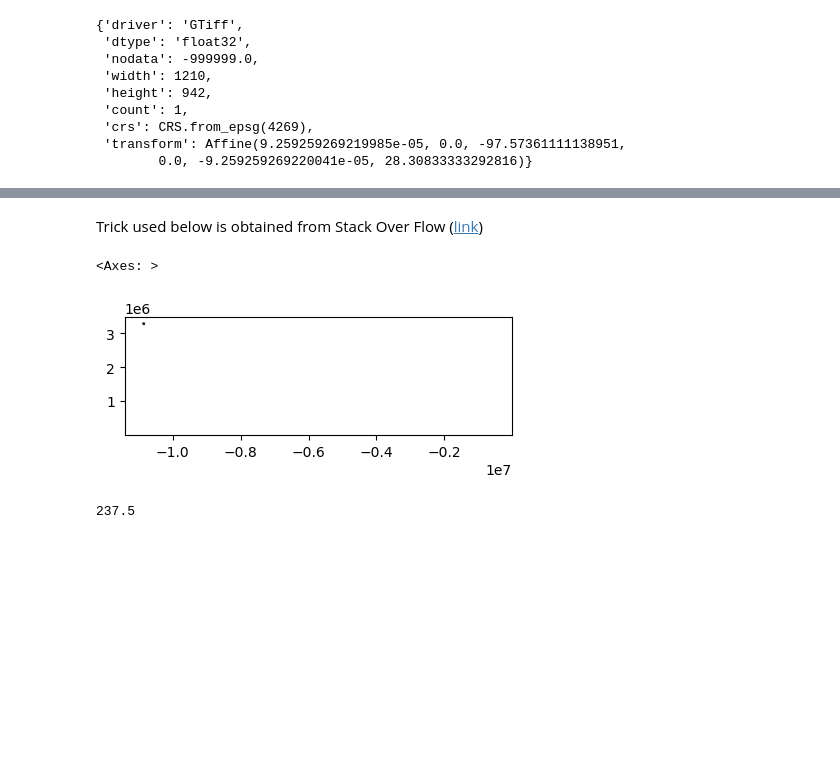
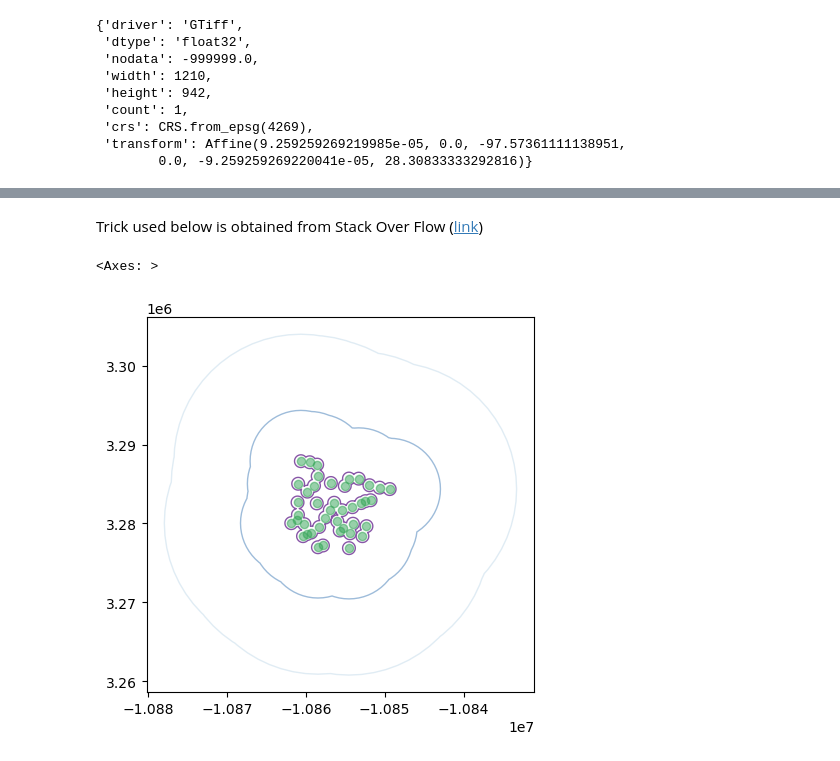
Before and after one commit to Sidrcs/viawind, a Jupyter notebook: VIA_test.ipynb, the cells around one changed output, grey strips where cells are left out. Saved outputs shown, nothing was run; the diff lists cells and outputs as text; code cells hidden in the pictures; blank space fills up the shorter version.

```diff
--- a/VIA_test.ipynb
+++ b/VIA_test.ipynb
@@ -328,5 +341,3 @@ gdf_tx_aoi_buffer_ten_mile = gdf_tx_aoi.geometry.buffer(mile2meter(10))
 geom_half_mile = gdf_tx_aoi_buffer_half_mile.geometry.unary_union
 geom_four_mile = gdf_tx_aoi_buffer_four_mile.geometry.unary_union
 geom_ten_mile = gdf_tx_aoi_buffer_ten_mile.geometry.unary_union
-# %% [markdown]
-Trick used below is obtained from Stack Over Flow (<a href="https://gis.stackexchange.com/questions/285595/buffer-with-dissolve-geopandas-unary-union-multipolygon">link</a>)
@@ -335,12 +344,16 @@ s0 = gpd.GeoDataFrame(geometry=[geom_half_mile])
-# %%
-fig, ax = plt.subplots(figsize=(5, 5))
-s2.plot(ax=ax, facecolor='none', edgecolor='#252525')
-s1.plot(ax=ax, facecolor='none', edgecolor='#252525')
-s0.plot(ax=ax, facecolor='none', edgecolor='#252525')
-# %% [output]
-<Axes: >
-[figure, removed]
-# %%
-((135-40)/40)*100
-# %% [output]
-237.5
+# %% [markdown]
+Trick used below is obtained from Stack Over Flow (<a href="https://gis.stackexchange.com/questions/285595/buffer-with-dissolve-geopandas-unary-union-multipolygon">link</a>)
+# %%
+s0 = gpd.GeoDataFrame(geometry=[geom_half_mile])
+s1 = gpd.GeoDataFrame(geometry=[geom_four_mile])
+s2 = gpd.GeoDataFrame(geometry=[geom_ten_mile])
+sp = gdf_tx_aoi.geometry
+# %%
+fig, ax = plt.subplots(figsize=(5, 5))
+s2.plot(ax=ax, facecolor='none', edgecolor='#e0ecf4')
+s1.plot(ax=ax, facecolor='none', edgecolor='#9ebcda')
+s0.plot(ax=ax, facecolor='none', edgecolor='#8856a7')
+sp.plot(ax=ax, color='#31a354', alpha=0.5)
+# %% [output]
+<Axes: >
+[figure, added]
```
Also changed, not shown: parts of 28 cells of this notebook, 1 other file.
